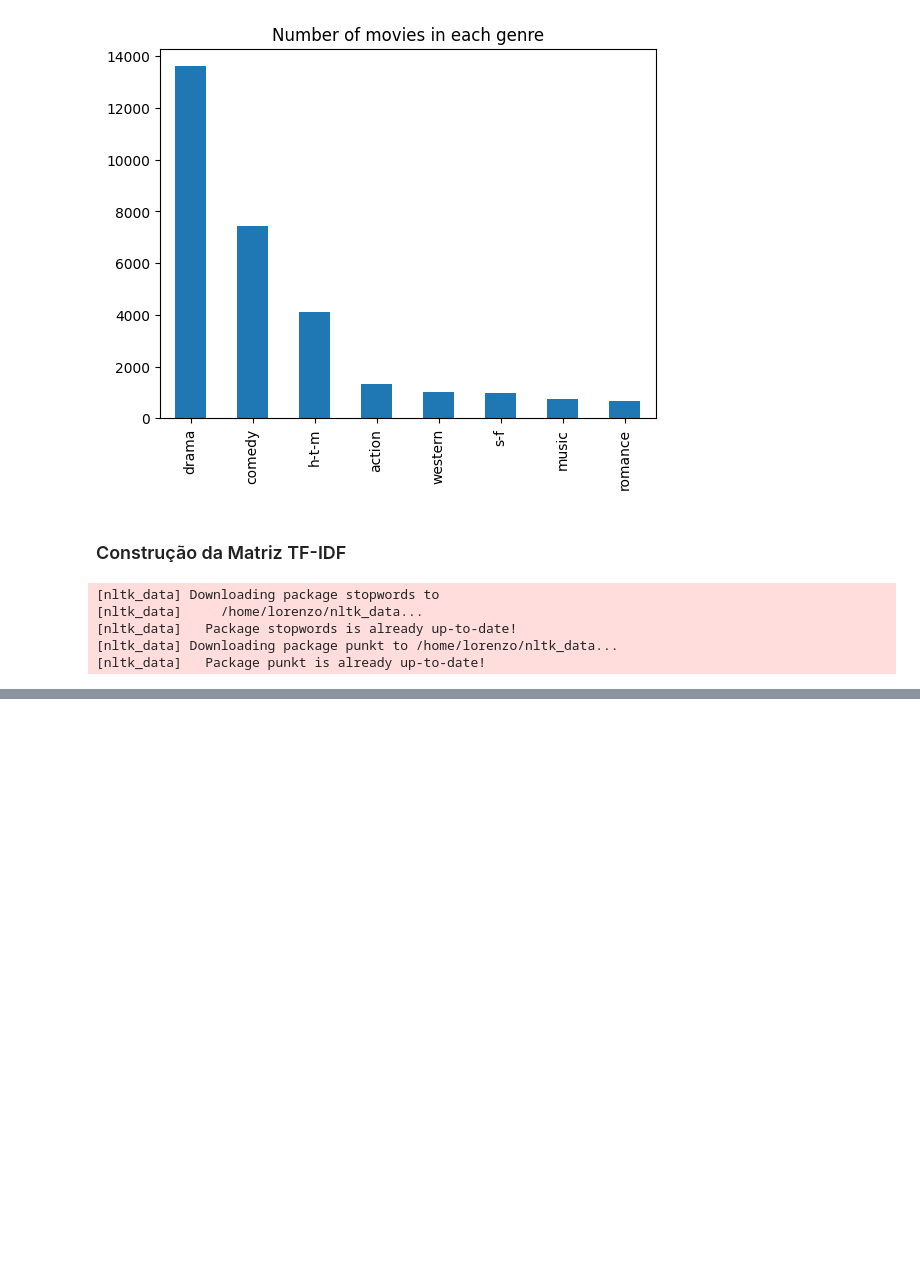
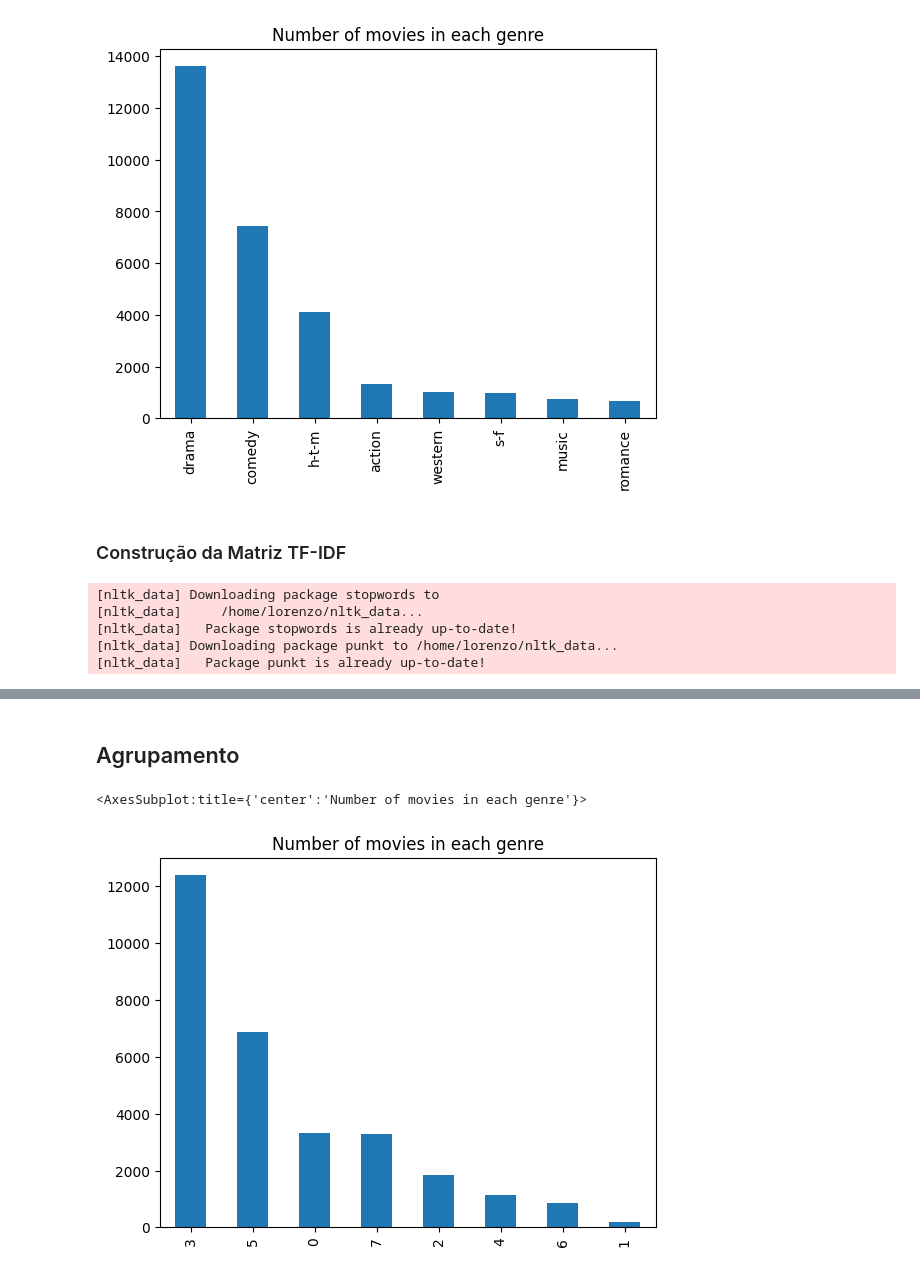
Before and after one commit to Brunu-Mene/ICienciaDados_T1, a Jupyter notebook: Trabalho_Pratico.ipynb, the cells around one changed output, grey strips where cells are left out. Saved outputs shown, nothing was run; the diff lists cells and outputs as text; code cells hidden in the pictures; blank space fills up the shorter version.

```diff
--- a/Trabalho_Pratico.ipynb
+++ b/Trabalho_Pratico.ipynb
@@ -131,0 +150,13 @@ MemoryError: Unable to allocate 16.4 GiB for an array with shape (29894, 73439)
+# %% [markdown]
+## Agrupamento
+# %%
+#k neighbors classifier for X_svd
+from sklearn.cluster import KMeans
+kmeans = KMeans(n_clusters=8, random_state=45).fit(X_svd)
+y_kmeans = kmeans.predict(X_svd)
+
+#ploting the number of movies in each genre
+pd.Series(y_kmeans).value_counts().plot(kind='bar', title='Number of movies in each genre')
+# %% [output]
+<AxesSubplot:title={'center':'Number of movies in each genre'}>
+[figure, added]
```
Also changed, not shown: parts of 30 cells of this notebook, 3 other files.
